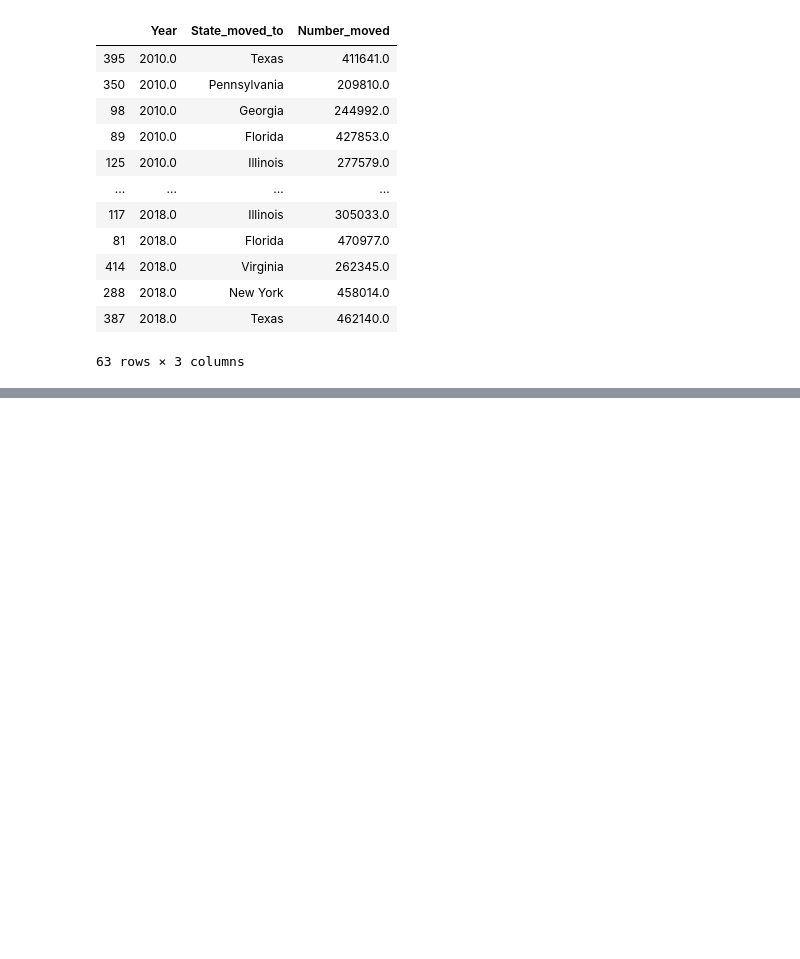
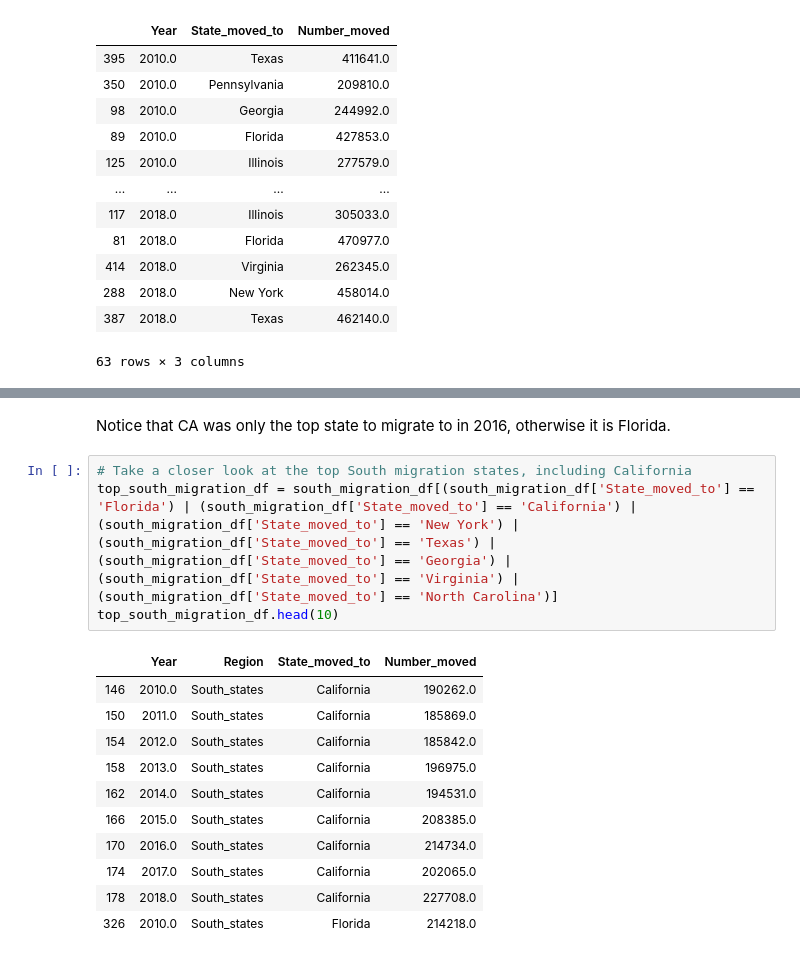
Before and after one commit to JVChermak/Leaving_California, a Jupyter notebook: migration_analysis.ipynb, the cells around one changed output, grey strips where cells are left out. Cells and saved outputs as stored; diff of their text form; blank space fills up the shorter version.

```diff
--- a/migration_analysis.ipynb
+++ b/migration_analysis.ipynb
@@ -294,0 +363,18 @@ top_us_migration_df.hvplot.scatter(x='Year', y='Number_moved', by='State_moved_t
+# %% [markdown]
+Notice that CA was only the top state to migrate to in 2016, otherwise it is Florida.
+# %%
+# Take a closer look at the top South migration states, including California
+top_south_migration_df = south_migration_df[(south_migration_df['State_moved_to'] == 'Florida') | (south_migration_df['State_moved_to'] == 'California') | (south_migration_df['State_moved_to'] == 'New York') | (south_migration_df['State_moved_to'] == 'Texas') | (south_migration_df['State_moved_to'] == 'Georgia') | (south_migration_df['State_moved_to'] == 'Virginia') | (south_migration_df['State_moved_to'] == 'North Carolina')]
+top_south_migration_df.head(10)
+# %% [output]
+|  | Year | Region | State_moved_to | Number_moved |
+| 146 | 2010.0 | South_states | California | 190262.0 |
+| 150 | 2011.0 | South_states | California | 185869.0 |
+| 154 | 2012.0 | South_states | California | 185842.0 |
+| 158 | 2013.0 | South_states | California | 196975.0 |
+| 162 | 2014.0 | South_states | California | 194531.0 |
+| 166 | 2015.0 | South_states | California | 208385.0 |
+| 170 | 2016.0 | South_states | California | 214734.0 |
+| 174 | 2017.0 | South_states | California | 202065.0 |
+| 178 | 2018.0 | South_states | California | 227708.0 |
+| 326 | 2010.0 | South_states | Florida | 214218.0 |
```
Also changed, not shown: parts of 11 cells of this notebook.
